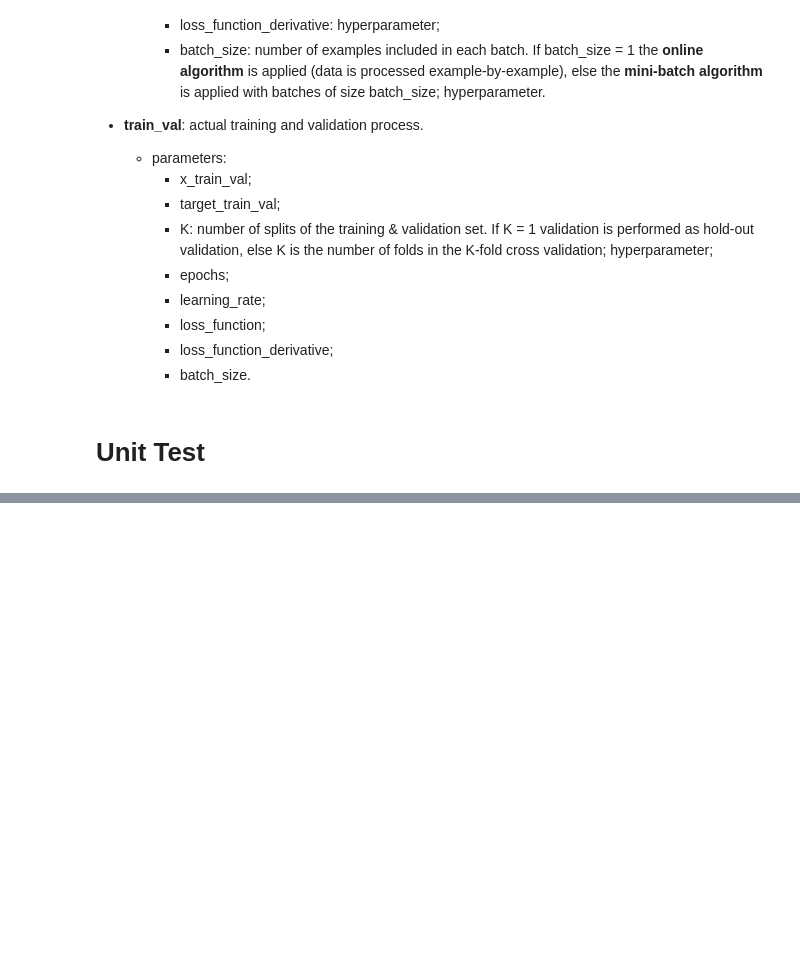
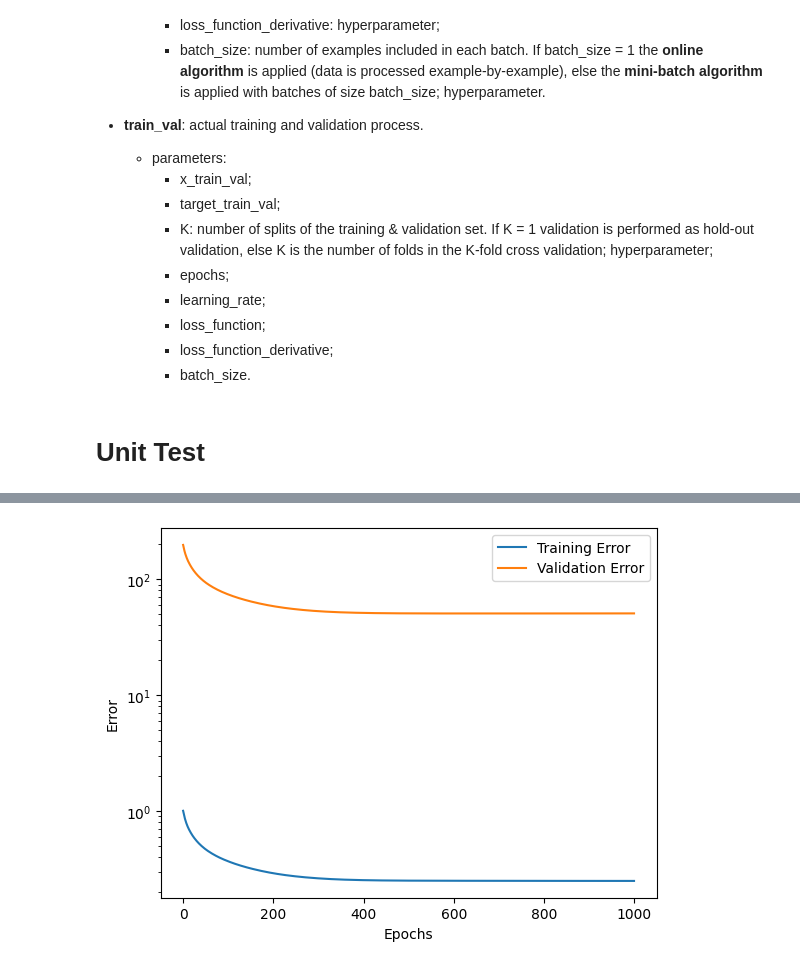
Before and after one commit to AlbertoMontanelli/Machine-Learning, a Jupyter notebook: neural_network.ipynb, the cells around one changed output, grey strips where cells are left out. Drawn from its saved outputs; the diff is of its cells as text; code cells hidden in the pictures; blank space fills up the shorter version.

Commit message:
Cambio dei segni + metodo backward_layer con funzione di regolarizzazione aggiustata e implementazione di adam e nesterov

```diff
--- a/neural_network.ipynb
+++ b/neural_network.ipynb
@@ -333,15 +381,15 @@ class NeuralNetwork:
             input = layer.forward_layer(input)
         return input
 
-    def backward(self, d_Ep, learning_rate, Lambda_t, Lambda_l, reg_type, momentum):
+    def backward(self, d_Ep, learning_rate_w, learning_rate_b, Lambda_t, Lambda_l, momentum, beta_1, beta_2, epsilon, reg_type, opt_type):
         for layer in reversed(self.layers):
-            d_Ep = layer.backward_layer(d_Ep, learning_rate, Lambda_t, Lambda_l, reg_type, momentum)
+            d_Ep = layer.backward_layer(d_Ep, learning_rate_w, learning_rate_b, Lambda_t, Lambda_l, momentum, beta_1, beta_2, epsilon, reg_type, opt_type)
 
     def reinitialize_weights(self):
         for layer in self.layers:
             layer.initialize_weights() # does it layer-by-layer
 
-    def train_val_setup(self, x_train, target_train, x_val, target_val, epochs, learning_rate, Lambda_t, Lambda_l, reg_type, momentum, loss_function, loss_function_derivative, batch_size):
+    def train_val_setup(self, x_train, target_train, x_val, target_val, epochs, learning_rate_w, learning_rate_b, Lambda_t, Lambda_l, momentum, loss_function, loss_function_derivative, batch_size, beta_1, beta_2, epsilon, reg_type, opt_type):
         train_error_epoch = np.zeros(epochs)
         val_error_epoch = np.zeros(epochs)
 
@@ -362,6 +410,7 @@ class NeuralNetwork:
             for i in range(0, x_train.shape[0], batch_size): # the step of the for cycle is batch_size.
                                                              # Even if the number of examples is not divisible
                                                              # for batch_size the last, smaller batch is processed anyway
+                Layer.t += 1 # number of iterations for adam
                 x_batch = x_train[i:i+batch_size]
                 target_batch = target_train[i:i+batch_size]
 
@@ -373,7 +422,7 @@ class NeuralNetwork:
                 epoch_tr_loss += np.sum(loss)
 
                 # Backward pass
-                self.backward(loss_gradient, learning_rate, Lambda_t, Lambda_l, reg_type, momentum)
+                self.backward(loss_gradient, learning_rate_w, learning_rate_b, Lambda_t, Lambda_l, momentum, beta_1, beta_2, epsilon, reg_type, opt_type)
 
             # validation
             val_predictions = self.forward(x_val) # calculates the output of the validation date
@@ -387,7 +436,7 @@ class NeuralNetwork:
         return train_error_epoch, val_error_epoch
 
 
-    def train_val(self, x_train_val, target_train_val, K, epochs, learning_rate, Lambda_t, Lambda_l, reg_type, momentum, loss_function, loss_function_derivative, batch_size):
+    def train_val(self, x_train_val, target_train_val, K, epochs, learning_rate_w, learning_rate_b, Lambda_t, Lambda_l, momentum, loss_function, loss_function_derivative, batch_size, beta_1, beta_2, epsilon, reg_type, opt_type):
         num_samples = x_train_val.shape[0]
         fold_size = num_samples // K
 
@@ -401,7 +450,7 @@ class NeuralNetwork:
             x_train, target_train = x_train_val[train_indices], target_train_val[train_indices] # definition of training set with matching targets
             x_val, target_val = x_train_val[val_indices], target_train_val[val_indices] # definition of validation set with matching targets
             train_error_epoch, val_error_epoch = self.train_val_setup(
-            x_train, target_train, x_val, target_val, epochs, learning_rate, Lambda_t, Lambda_l, reg_type, momentum, loss_function, loss_function_derivative, batch_size
+            x_train, target_train, x_val, target_val, epochs, learning_rate_w, learning_rate_b, Lambda_t, Lambda_l, momentum, loss_function, loss_function_derivative, batch_size, beta_1, beta_2, epsilon, reg_type, opt_type
             ) # computation of errors via train_val_setup method
             return train_error_epoch, val_error_epoch
 
@@ -420,17 +469,17 @@ class NeuralNetwork:
 
             # re-initializing weights for each fold
             self.reinitialize_weights()
-
+            Layer.t = 1
             # training on the current fold
             train_error_epoch, val_error_epoch = self.train_val_setup(
-            x_train, target_train, x_val, target_val, epochs, learning_rate, Lambda_t, Lambda_l, reg_type, momentum, loss_function, loss_function_derivative, batch_size
+            x_train, target_train, x_val, target_val, epochs, learning_rate_w, learning_rate_b, Lambda_t, Lambda_l, momentum, loss_function, loss_function_derivative, batch_size, beta_1, beta_2, epsilon, reg_type, opt_type
             )
 
             # accumulating errors for averaging, we have the errors for each epoch summed for all the folds
             avg_train_error_epoch += train_error_epoch
             avg_val_error_epoch += val_error_epoch
 
-            print(f"Fold {k+1} completed.")
+            print(f"Fold {k+1} completed., t = {Layer.t}")
 
         # averaging errors across all folds
         avg_train_error_epoch /= K
@@ -461,15 +510,19 @@ NN.add_layer(layer_out)
 # Parametri di training
 K = 5
 epochs = 1000
-learning_rate = 0.0001 # online smaller learning_rate, minibatch greater learning_rate, to compare online vs minibatch we need to divide
-                       # learning_rate of minibatch for number of the examples in the minibatch
+learning_rate_w = 0.0001 # online smaller learning_rate, minibatch greater learning_rate, to compare online vs minibatch we need to divide
+                         # learning_rate of minibatch for number of the examples in the minibatch
+learning_rate_b = 0.0001
 batch_size = 100
 Lambda_t = 0.1
 Lambda_l = 0.1
 momentum = 0.7 # totalmente a caso
+beta_1 = 0.9
+beta_2 = 0.999
+epsilon = 1e-8
 
 # Cross-validation
-train_error, val_error = NN.train_val(x_tot, target, K, epochs, learning_rate, Lambda_t, Lambda_l, 'elastic', momentum, mean_squared_error, d_mean_squared_error, batch_size)
+train_error, val_error = NN.train_val(x_tot, target, K, epochs, learning_rate_w, learning_rate_b, Lambda_t, Lambda_l, momentum, mean_squared_error, d_mean_squared_error, batch_size, beta_1, beta_2, epsilon, 'elastic', 'adam')
 
 # Plot degli errori
 import matplotlib.pyplot as plt
@@ -485,0 +555 @@ KeyboardInterrupt:
+[figure, added]
```
Also changed, not shown: parts of 2 cells of this notebook.
